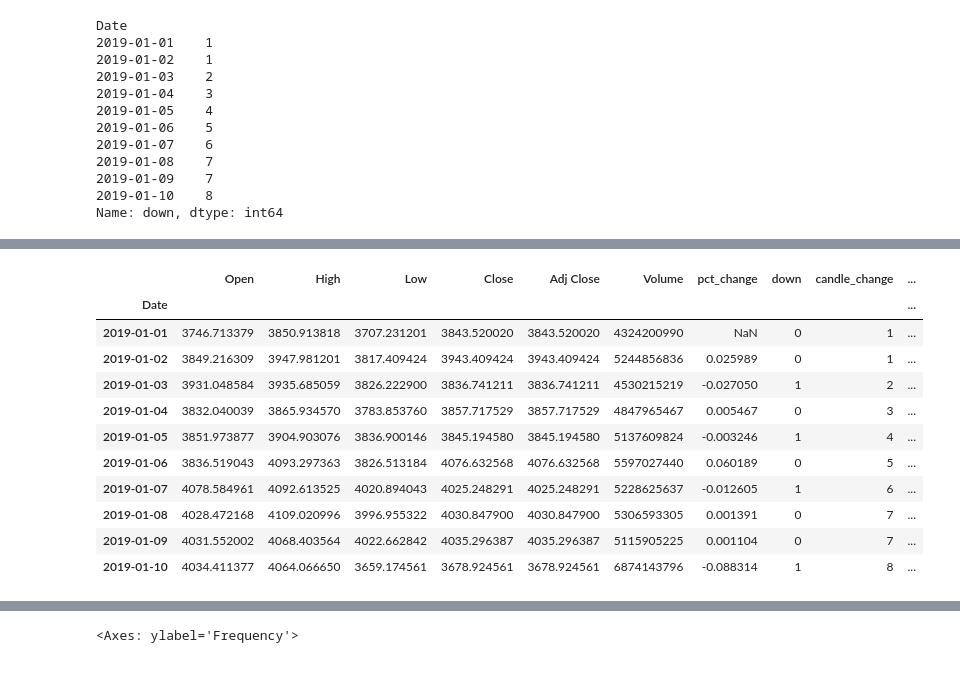
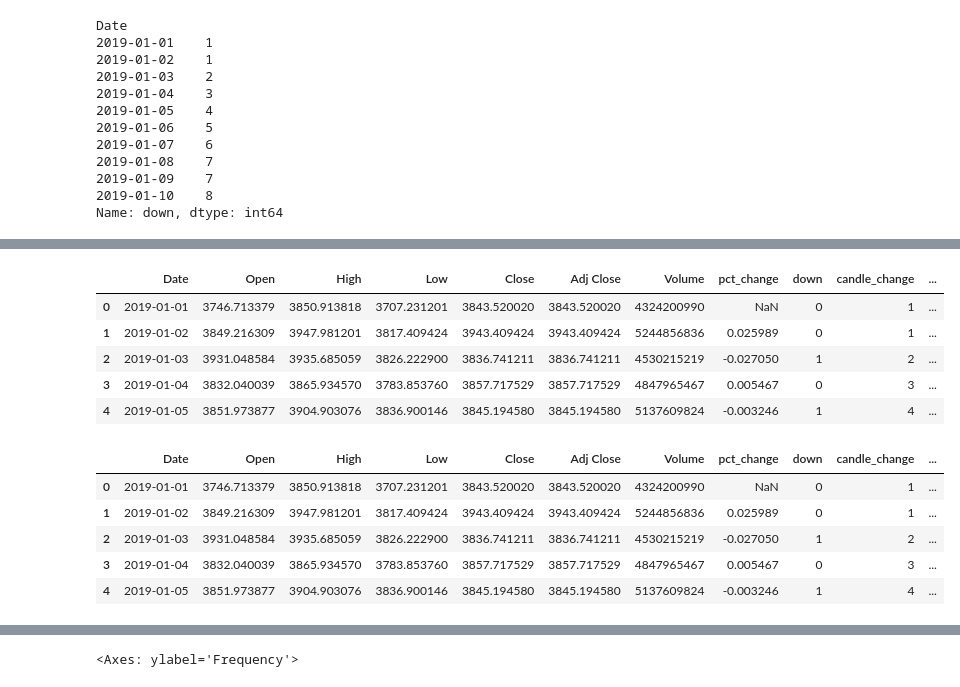
Before and after one commit to diegotorpoco/markov, a Jupyter notebook: markov.ipynb, the cells around one changed output, grey strips where cells are left out. Drawn from its saved outputs; the diff is of its cells as text; code cells hidden in the pictures.

```diff
--- a/markov.ipynb
+++ b/markov.ipynb
@@ -99,21 +79,24 @@ btc.head(10)
 # %%
 btc['candle_change'] = (btc['down'] != btc['down'].shift(1)).cumsum()
 btc['consecutive_count'] = btc.groupby('candle_change').cumcount()+1 #cuentas cuanta ocurrencias consecutivas ha habido del candle change
 btc['consecutive_count'] = np.where(btc['down']==1,-btc['consecutive_count'],btc['consecutive_count']) #fix for red candles
-btc.head(10)
+btc = btc.reset_index()
+btc.head(5)
 # %% [output]
-|  | Open | High | Low | Close | Adj Close | Volume | pct_change | down | candle_change | ... |
-| Date |  |  |  |  |  |  |  |  |  | ... |
-| 2019-01-01 | 3746.713379 | 3850.913818 | 3707.231201 | 3843.520020 | 3843.520020 | 4324200990 | NaN | 0 | 1 | ... |
-| 2019-01-02 | 3849.216309 | 3947.981201 | 3817.409424 | 3943.409424 | 3943.409424 | 5244856836 | 0.025989 | 0 | 1 | ... |
-| 2019-01-03 | 3931.048584 | 3935.685059 | 3826.222900 | 3836.741211 | 3836.741211 | 4530215219 | -0.027050 | 1 | 2 | ... |
-| 2019-01-04 | 3832.040039 | 3865.934570 | 3783.853760 | 3857.717529 | 3857.717529 | 4847965467 | 0.005467 | 0 | 3 | ... |
-| 2019-01-05 | 3851.973877 | 3904.903076 | 3836.900146 | 3845.194580 | 3845.194580 | 5137609824 | -0.003246 | 1 | 4 | ... |
-| 2019-01-06 | 3836.519043 | 4093.297363 | 3826.513184 | 4076.632568 | 4076.632568 | 5597027440 | 0.060189 | 0 | 5 | ... |
-| 2019-01-07 | 4078.584961 | 4092.613525 | 4020.894043 | 4025.248291 | 4025.248291 | 5228625637 | -0.012605 | 1 | 6 | ... |
-| 2019-01-08 | 4028.472168 | 4109.020996 | 3996.955322 | 4030.847900 | 4030.847900 | 5306593305 | 0.001391 | 0 | 7 | ... |
-| 2019-01-09 | 4031.552002 | 4068.403564 | 4022.662842 | 4035.296387 | 4035.296387 | 5115905225 | 0.001104 | 0 | 7 | ... |
-| 2019-01-10 | 4034.411377 | 4064.066650 | 3659.174561 | 3678.924561 | 3678.924561 | 6874143796 | -0.088314 | 1 | 8 | ... |
+|  | Date | Open | High | Low | Close | Adj Close | Volume | pct_change | down | candle_change | ... |
+| 0 | 2019-01-01 | 3746.713379 | 3850.913818 | 3707.231201 | 3843.520020 | 3843.520020 | 4324200990 | NaN | 0 | 1 | ... |
+| 1 | 2019-01-02 | 3849.216309 | 3947.981201 | 3817.409424 | 3943.409424 | 3943.409424 | 5244856836 | 0.025989 | 0 | 1 | ... |
+| 2 | 2019-01-03 | 3931.048584 | 3935.685059 | 3826.222900 | 3836.741211 | 3836.741211 | 4530215219 | -0.027050 | 1 | 2 | ... |
+| 3 | 2019-01-04 | 3832.040039 | 3865.934570 | 3783.853760 | 3857.717529 | 3857.717529 | 4847965467 | 0.005467 | 0 | 3 | ... |
+| 4 | 2019-01-05 | 3851.973877 | 3904.903076 | 3836.900146 | 3845.194580 | 3845.194580 | 5137609824 | -0.003246 | 1 | 4 | ... |
 # %%
-#for 3 days
-btc['long_signal'] =
+#for 3 days with loss
+btc['buy_signal'] = (btc['down'] == 1) & (btc['consecutive_count']==-3)
+btc.head()
+# %% [output]
+|  | Date | Open | High | Low | Close | Adj Close | Volume | pct_change | down | candle_change | ... |
+| 0 | 2019-01-01 | 3746.713379 | 3850.913818 | 3707.231201 | 3843.520020 | 3843.520020 | 4324200990 | NaN | 0 | 1 | ... |
+| 1 | 2019-01-02 | 3849.216309 | 3947.981201 | 3817.409424 | 3943.409424 | 3943.409424 | 5244856836 | 0.025989 | 0 | 1 | ... |
+| 2 | 2019-01-03 | 3931.048584 | 3935.685059 | 3826.222900 | 3836.741211 | 3836.741211 | 4530215219 | -0.027050 | 1 | 2 | ... |
+| 3 | 2019-01-04 | 3832.040039 | 3865.934570 | 3783.853760 | 3857.717529 | 3857.717529 | 4847965467 | 0.005467 | 0 | 3 | ... |
+| 4 | 2019-01-05 | 3851.973877 | 3904.903076 | 3836.900146 | 3845.194580 | 3845.194580 | 5137609824 | -0.003246 | 1 | 4 | ... |
```
Also changed, not shown: parts of 11 cells of this notebook.
